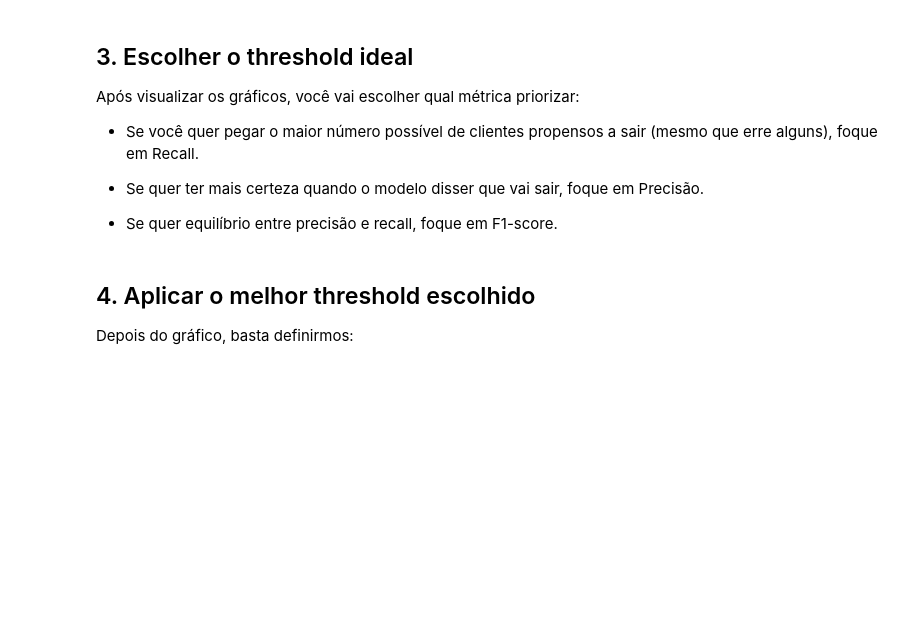
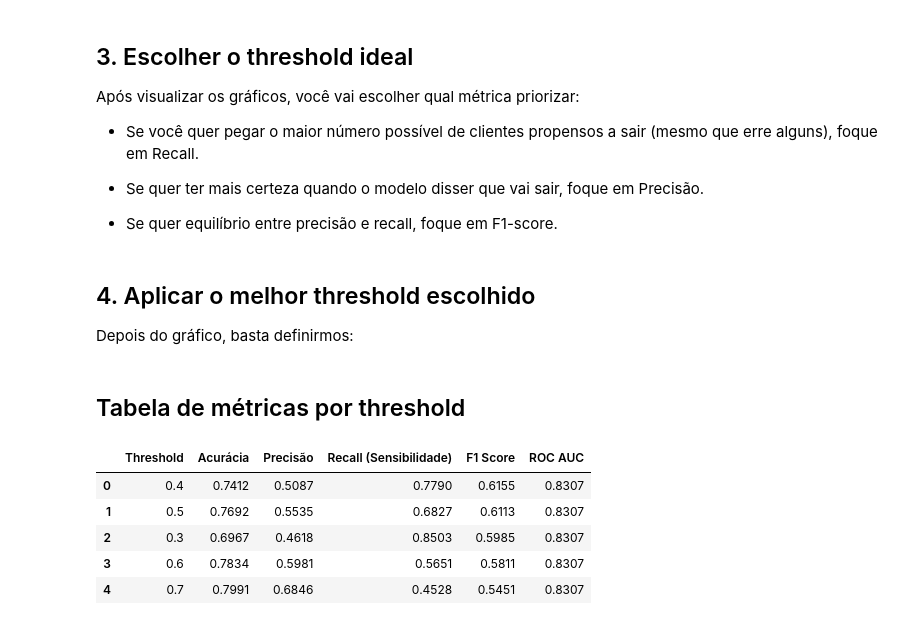
Before and after one commit to moises-rb/Analise_Dados, a Jupyter notebook: Telecom_X_PrevendoChurn/notebooks/03_Reavaliacao_Modelos.ipynb, the cells around one changed output. Cells and saved outputs as stored; diff of their text form; code cells hidden in the pictures; blank space fills up the shorter version.

```diff
--- a/Telecom_X_PrevendoChurn/notebooks/03_Reavaliacao_Modelos.ipynb
+++ b/Telecom_X_PrevendoChurn/notebooks/03_Reavaliacao_Modelos.ipynb
@@ -367,3 +371,44 @@ Depois do gráfico, basta definirmos:
 melhor_threshold = 0.50  # (exemplo, você decide após o gráfico)
 
 y_pred_final = (y_proba >= melhor_threshold).astype(int)
+# %% [markdown]
+## Tabela de métricas por threshold
+# %%
+# Lista de thresholds a serem testados
+thresholds = [0.3, 0.4, 0.5, 0.6, 0.7]
+# %%
+# Lista para armazenar os resultados
+resultados = []
+# %%
+# Loop pelos thresholds
+for t in thresholds:
+    y_pred_t = (y_proba_smote >= t).astype(int)
+
+    # Métricas
+    acuracia = accuracy_score(y_test, y_pred_t)
+    precisao = precision_score(y_test, y_pred_t, zero_division=0)
+    recall = recall_score(y_test, y_pred_t, zero_division=0)
+    f1 = f1_score(y_test, y_pred_t, zero_division=0)
+    roc_auc = roc_auc_score(y_test, y_proba_smote)
+
+    resultados.append({
+        'Threshold': t,
+        'Acurácia': round(acuracia, 4),
+        'Precisão': round(precisao, 4),
+        'Recall (Sensibilidade)': round(recall, 4),
+        'F1 Score': round(f1, 4),
+        'ROC AUC': round(roc_auc, 4)
+    })
+# %%
+# Criar DataFrame com os resultados
+df_thresholds = pd.DataFrame(resultados)
+# %%
+# Mostrar tabela ordenada por F1 Score (ou qualquer outra métrica)
+df_thresholds.sort_values(by='F1 Score', ascending=False).reset_index(drop=True)
+# %% [output]
+|  | Threshold | Acurácia | Precisão | Recall (Sensibilidade) | F1 Score | ROC AUC |
+| 0 | 0.4 | 0.7412 | 0.5087 | 0.7790 | 0.6155 | 0.8307 |
+| 1 | 0.5 | 0.7692 | 0.5535 | 0.6827 | 0.6113 | 0.8307 |
+| 2 | 0.3 | 0.6967 | 0.4618 | 0.8503 | 0.5985 | 0.8307 |
+| 3 | 0.6 | 0.7834 | 0.5981 | 0.5651 | 0.5811 | 0.8307 |
+| 4 | 0.7 | 0.7991 | 0.6846 | 0.4528 | 0.5451 | 0.8307 |
```
Also changed, not shown: parts of 15 cells of this notebook.
